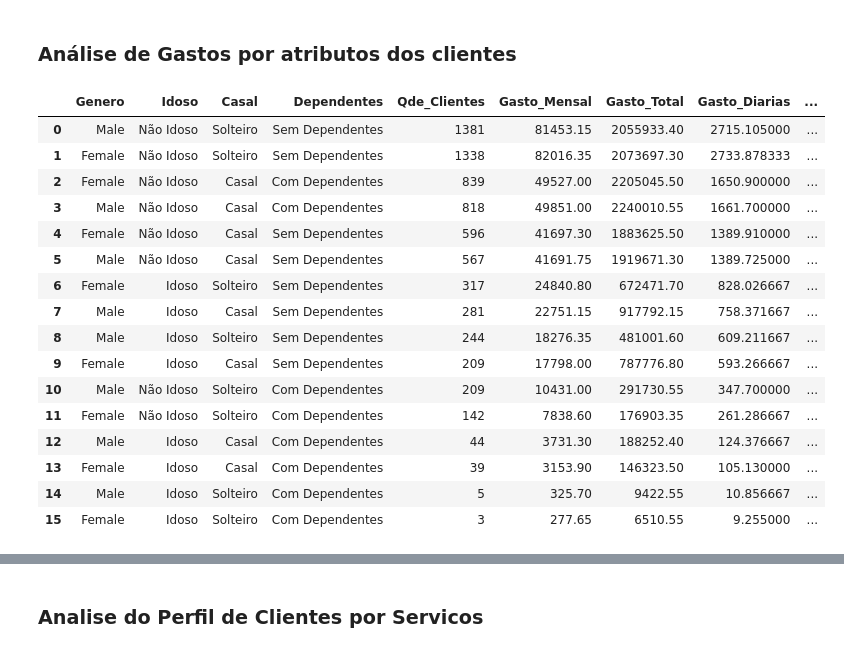
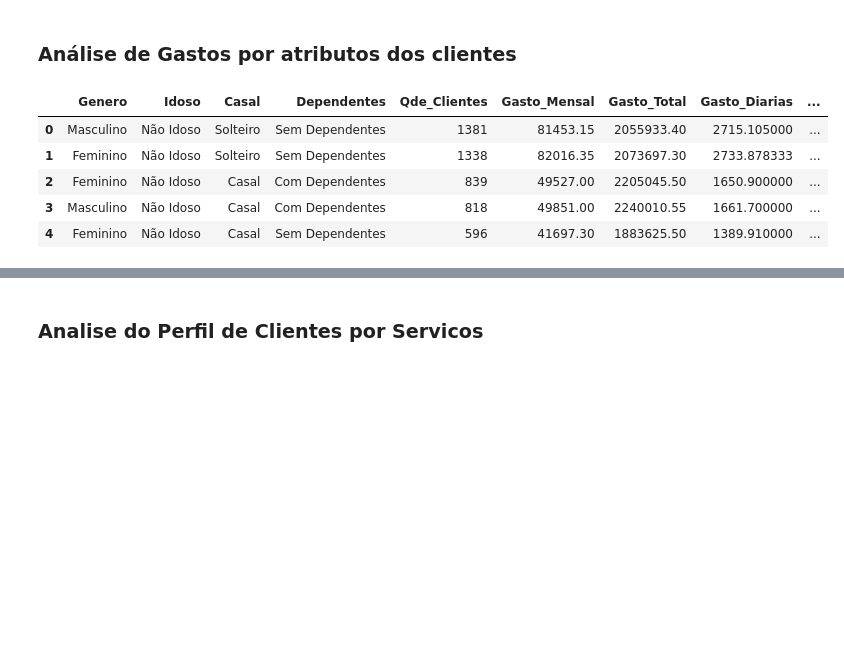
Before and after one commit to mauricioaalmeida/ONE-TelecomX, a Jupyter notebook: TelecomX_BR.ipynb, the cells around one changed output, grey strips where cells are left out. Saved outputs shown, nothing was run; the diff lists cells and outputs as text; code cells hidden in the pictures; blank space fills up the shorter version.

Commit message:
Alterado para usar DuckDB e revisão de Analises, consultas e gráficos

```diff
--- a/TelecomX_BR.ipynb
+++ b/TelecomX_BR.ipynb
@@ -606,4 +586,8 @@ Vamos carregar os dados em uma camada Ouro e criar uma Base de dados para armaze
 # %%
-import sqlalchemy
-from sqlalchemy import create_engine, MetaData, Table, text
-engine = create_engine('sqlite:///:memory:')
+#import sqlalchemy
+#from sqlalchemy import create_engine, MetaData, Table, text
+#engine = create_engine('sqlite:///:memory:')
+
+# Atualizado para usar DuckDB
+import duckdb
+db = duckdb.connect(database='/content/data/ouro/telecomx.duckdb')
@@ -729,39 +1041,27 @@ df_gastos.to_parquet('data/ouro/fato_gastos.parquet')
 ### Análise de Gastos por atributos dos clientes
 # %%
 query = """
-  SELECT Genero, CASE WHEN Idoso = 0 THEN 'Não Idoso' WHEN Idoso = 1 THEN 'Idoso' END as Idoso,
-  CASE WHEN Casal = 0 THEN 'Solteiro' WHEN Casal = 1 THEN 'Casal' END as Casal,
-  CASE WHEN Dependentes = 0 THEN 'Sem Dependentes' WHEN Dependentes = 1 THEN 'Com Dependentes' END as Dependentes, count(c.ID_Cliente) as Qde_Clientes,
+  SELECT Genero, CASE WHEN Idoso THEN 'Idoso' ELSE 'Não Idoso' END as Idoso,
+  CASE WHEN Casal THEN 'Casal' ELSE 'Solteiro' END as Casal,
+  CASE WHEN Dependentes THEN 'Com Dependentes' ELSE 'Sem Dependentes' END as Dependentes, count(c.ID_Cliente) as Qde_Clientes,
   sum(Conta_Mensal) as Gasto_Mensal, sum(Conta_Total) as Gasto_Total, sum(Conta_Diarias) as Gasto_Diarias,
   sum(conta_Diarias)/count(c.ID_Cliente) As Media_Gasto_Dia,
   sum(conta_Mensal)/count(c.ID_Cliente) As Media_Gasto_Mes,
   sum(conta_Total)/count(c.ID_Cliente) As Media_Gasto_Total
   FROM dim_clientes as c
   INNER JOIN fato_gastos as g ON c.ID_Cliente = g.ID_Cliente
-  GROUP BY c.Genero, c.Idoso, c.Casal, c.Dependentes
+  GROUP BY ALL
   ORDER by Qde_Clientes DESC
 """
-with engine.connect() as conn:
-    result = conn.execute(text(query))
-    conn.commit()
-ouro_Gasto_Cliente = pd.DataFrame(result.fetchall(), columns=result.keys())
+
+
+ouro_Gasto_Cliente = db.sql(query).df()
 ouro_Gasto_Cliente.to_parquet('data/ouro/DW_Gasto_Cliente.parquet')
-ouro_Gasto_Cliente
+ouro_Gasto_Cliente.head()
 # %% [output]
 |  | Genero | Idoso | Casal | Dependentes | Qde_Clientes | Gasto_Mensal | Gasto_Total | Gasto_Diarias | ... |
-| 0 | Male | Não Idoso | Solteiro | Sem Dependentes | 1381 | 81453.15 | 2055933.40 | 2715.105000 | ... |
-| 1 | Female | Não Idoso | Solteiro | Sem Dependentes | 1338 | 82016.35 | 2073697.30 | 2733.878333 | ... |
-| 2 | Female | Não Idoso | Casal | Com Dependentes | 839 | 49527.00 | 2205045.50 | 1650.900000 | ... |
-| 3 | Male | Não Idoso | Casal | Com Dependentes | 818 | 49851.00 | 2240010.55 | 1661.700000 | ... |
-| 4 | Female | Não Idoso | Casal | Sem Dependentes | 596 | 41697.30 | 1883625.50 | 1389.910000 | ... |
-| 5 | Male | Não Idoso | Casal | Sem Dependentes | 567 | 41691.75 | 1919671.30 | 1389.725000 | ... |
-| 6 | Female | Idoso | Solteiro | Sem Dependentes | 317 | 24840.80 | 672471.70 | 828.026667 | ... |
-| 7 | Male | Idoso | Casal | Sem Dependentes | 281 | 22751.15 | 917792.15 | 758.371667 | ... |
-| 8 | Male | Idoso | Solteiro | Sem Dependentes | 244 | 18276.35 | 481001.60 | 609.211667 | ... |
-| 9 | Female | Idoso | Casal | Sem Dependentes | 209 | 17798.00 | 787776.80 | 593.266667 | ... |
-| 10 | Male | Não Idoso | Solteiro | Com Dependentes | 209 | 10431.00 | 291730.55 | 347.700000 | ... |
-| 11 | Female | Não Idoso | Solteiro | Com Dependentes | 142 | 7838.60 | 176903.35 | 261.286667 | ... |
-| 12 | Male | Idoso | Casal | Com Dependentes | 44 | 3731.30 | 188252.40 | 124.376667 | ... |
-| 13 | Female | Idoso | Casal | Com Dependentes | 39 | 3153.90 | 146323.50 | 105.130000 | ... |
-| 14 | Male | Idoso | Solteiro | Com Dependentes | 5 | 325.70 | 9422.55 | 10.856667 | ... |
-| 15 | Female | Idoso | Solteiro | Com Dependentes | 3 | 277.65 | 6510.55 | 9.255000 | ... |
+| 0 | Masculino | Não Idoso | Solteiro | Sem Dependentes | 1381 | 81453.15 | 2055933.40 | 2715.105000 | ... |
+| 1 | Feminino | Não Idoso | Solteiro | Sem Dependentes | 1338 | 82016.35 | 2073697.30 | 2733.878333 | ... |
+| 2 | Feminino | Não Idoso | Casal | Com Dependentes | 839 | 49527.00 | 2205045.50 | 1650.900000 | ... |
+| 3 | Masculino | Não Idoso | Casal | Com Dependentes | 818 | 49851.00 | 2240010.55 | 1661.700000 | ... |
+| 4 | Feminino | Não Idoso | Casal | Sem Dependentes | 596 | 41697.30 | 1883625.50 | 1389.910000 | ... |
```
Also changed, not shown: parts of 72 cells of this notebook.
